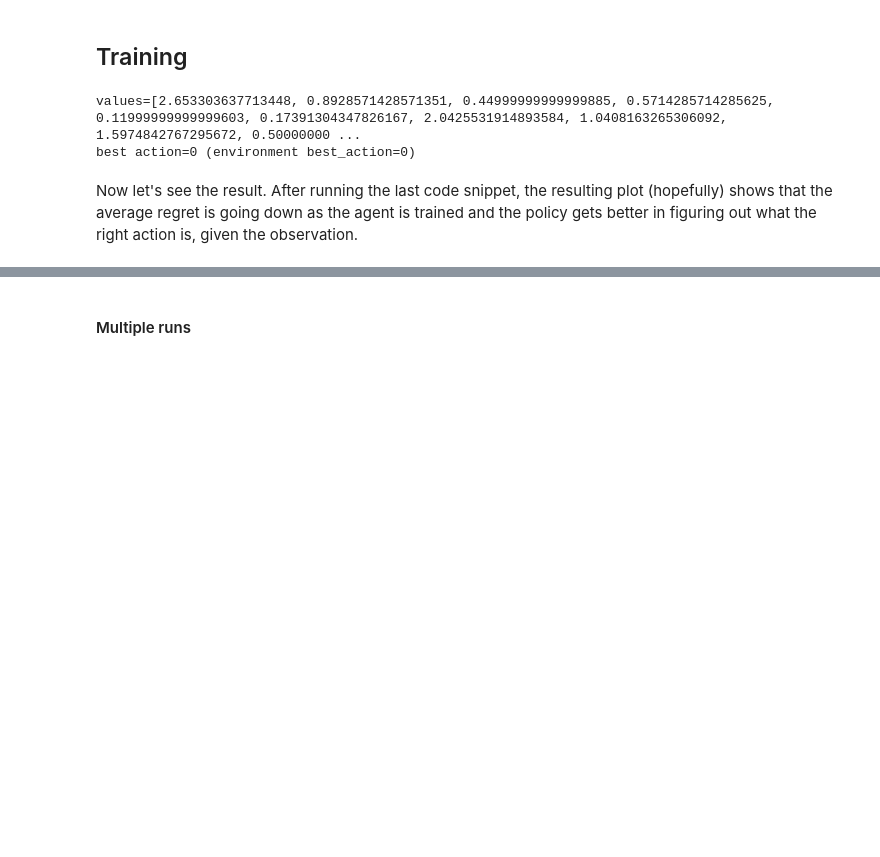
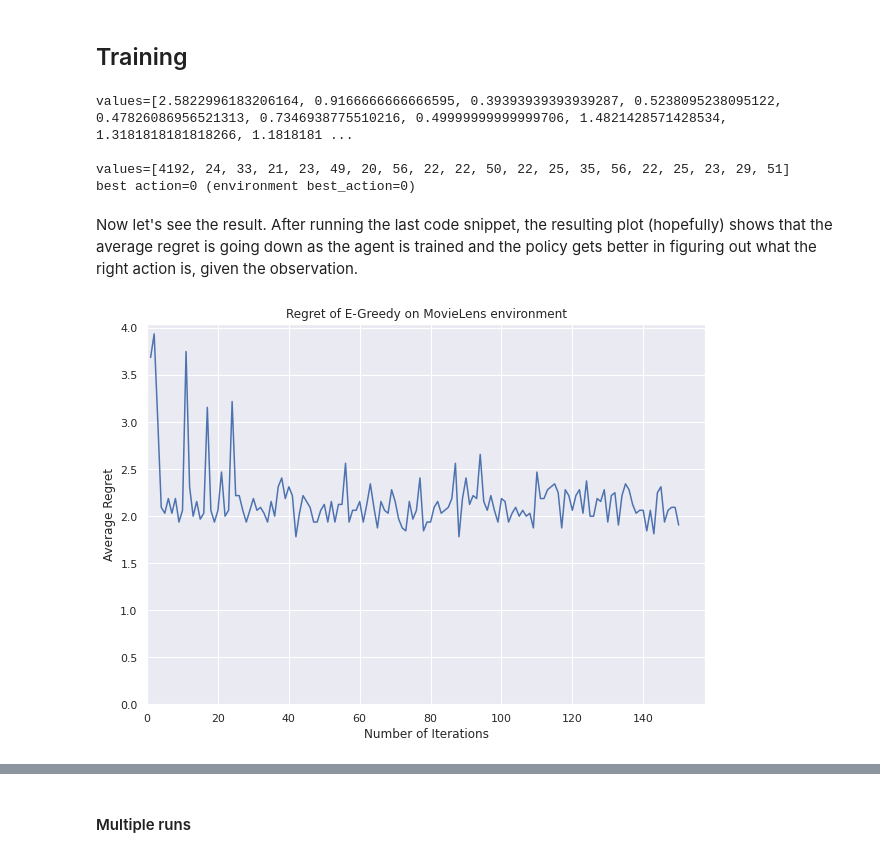
Before and after one commit to pstanisl/mlprague-2021, a Jupyter notebook: 02_MAB_movielens_egreedy.ipynb, the cells around one changed output, grey strips where cells are left out. Drawn from its saved outputs; the diff is of its cells as text; code cells hidden in the pictures; blank space fills up the shorter version.

```diff
--- a/02_MAB_movielens_egreedy.ipynb
+++ b/02_MAB_movielens_egreedy.ipynb
@@ -330,12 +339,15 @@ experience = {'action': [-1], 'reward': [0]}
 df_trajectory = run(environment, agent, trials=num_iterations)
 
 print(f'\nvalues={agent._values}')
+print(f'\nvalues={agent._counts}')
 print(
   f'best action={np.argmax(agent._values)} '
   f'(environment best_action={environment.best_arm})'
 )
 # %% [output]
-values=[2.653303637713448, 0.8928571428571351, 0.44999999999999885, 0.5714285714285625, 0.11999999999999603, 0.17391304347826167, 2.0425531914893584, 1.0408163265306092, 1.5974842767295672, 0.50000000 ...
+values=[2.5822996183206164, 0.9166666666666595, 0.39393939393939287, 0.5238095238095122, 0.47826086956521313, 0.7346938775510216, 0.49999999999999706, 1.4821428571428534, 1.3181818181818266, 1.1818181 ...
+
+values=[4192, 24, 33, 21, 23, 49, 20, 56, 22, 22, 50, 22, 25, 35, 56, 22, 25, 23, 29, 51]
 best action=0 (environment best_action=0)
 # %% [markdown]
 Now let's see the result. After running the last code snippet, the resulting plot (hopefully) shows that the average regret is going down as the agent is trained and the policy gets better in figuring out what the right action is, given the observation.
@@ -344,6 +356,10 @@ params = {
   'algorithm': 'E-Greedy',
   'best_action': environment.best_arm
 }
+# %%
+plot_regret(df_trajectory.groupby('trial').mean()['regret'], params)
+# %% [output]
+[figure, added]
 # %%
 plot_cumsum(df_trajectory.copy(), params, show_actions=True)
 # %% [output]
```
Also changed, not shown: parts of 12 cells of this notebook.
